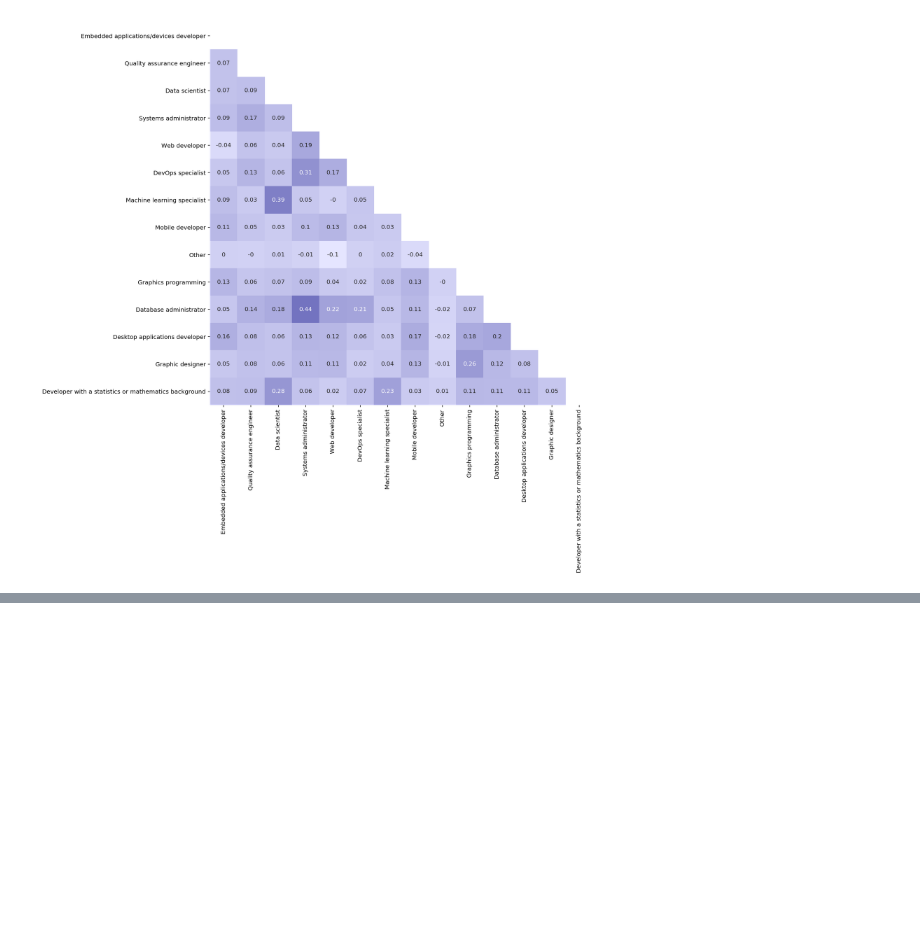
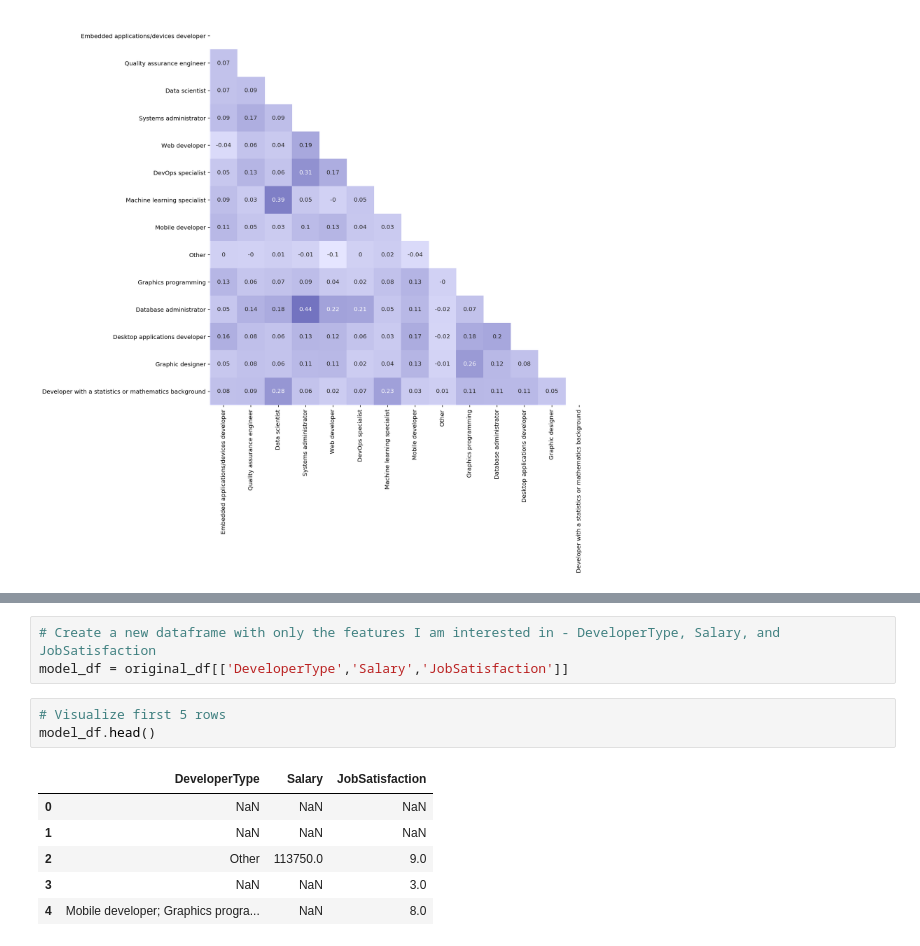
Before and after one commit to blowe615/stackoverflow_survey, a Jupyter notebook: Investigating How Data Scientists Answered the Stack Overflow Survey.ipynb, the cells around one changed output, grey strips where cells are left out. Drawn from its saved outputs; the diff is of its cells as text; blank space fills up the shorter version.

```diff
--- a/Investigating How Data Scientists Answered the Stack Overflow Survey.ipynb
+++ b/Investigating How Data Scientists Answered the Stack Overflow Survey.ipynb
@@ -394,0 +397,13 @@ ax = sns.heatmap(corr, mask=mask, cmap=cmap, annot=np.round(corr.values,2), squa
+# %%
+# Create a new dataframe with only the features I am interested in - DeveloperType, Salary, and JobSatisfaction
+model_df = original_df[['DeveloperType','Salary','JobSatisfaction']]
+# %%
+# Visualize first 5 rows
+model_df.head()
+# %% [output]
+|  | DeveloperType | Salary | JobSatisfaction |
+| 0 | NaN | NaN | NaN |
+| 1 | NaN | NaN | NaN |
+| 2 | Other | 113750.0 | 9.0 |
+| 3 | NaN | NaN | 3.0 |
+| 4 | Mobile developer; Graphics progra... | NaN | 8.0 |
```
Also changed, not shown: parts of 9 cells of this notebook.
